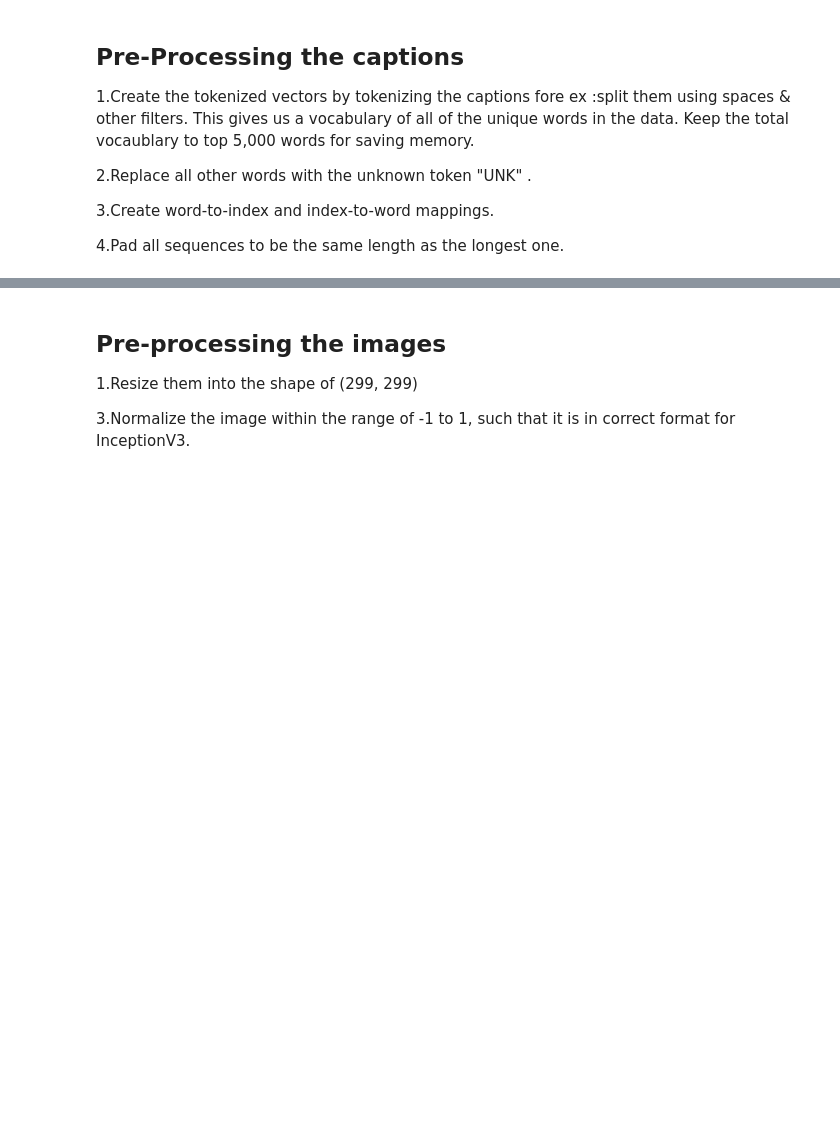
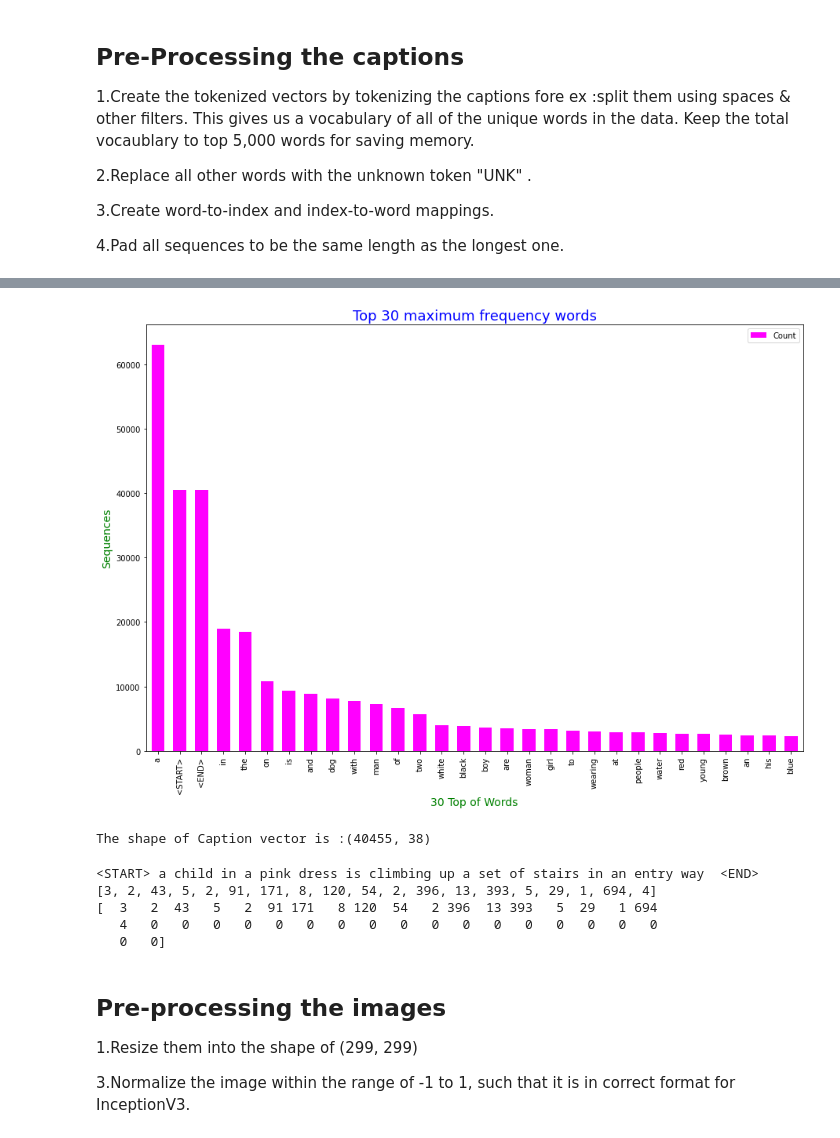
Before and after one commit to 20IP/assigment_eye_for_blind, a Jupyter notebook: Eye_for_blind_Starter_code.ipynb, the cells around one changed output, grey strips where cells are left out. Saved outputs shown, nothing was run; the diff lists cells and outputs as text; code cells hidden in the pictures; blank space fills up the shorter version.

```diff
--- a/Eye_for_blind_Starter_code.ipynb
+++ b/Eye_for_blind_Starter_code.ipynb
@@ -186,0 +207,7 @@ This gives us a vocabulary of all of the unique words in the data. Keep the tota
+# %%
+# create the tokenizer
+top_word_cnt = 5000
+tokenizer = Tokenizer(num_words = top_word_cnt+1, filters= '!"#$%^&*()_+.,:;-?/~`{}[]|\=@ ',
+                      lower = True, char_level = False,
+                      oov_token = 'UNK')
+tokenizer.index_docs
@@ -186,0 +220,8 @@ This gives us a vocabulary of all of the unique words in the data. Keep the tota
+# %%
+# Create word-to-index and index-to-word mappings.
+tokenizer.fit_on_texts(annotations)
+
+#transform each text into a sequence of integers
+text_to_cvt = ['a wide river with many small waterfalls',
+               'a sled dog pulling a blue toy excavator in the snow']
+print(tokenizer.texts_to_sequences(text_to_cvt))
@@ -187,4 +280,7 @@ This gives us a vocabulary of all of the unique words in the data. Keep the tota
 # %%
 # Create a word count of your tokenizer to visulize the Top 30 occuring words after text processing
+tokenizer_top_words = [word for line in annotations for word in line.split() ]
 
-#your code here
+#tokenizer_top_words_count
+tokenizer_top_words_count = Counter(tokenizer_top_words)
+tokenizer_top_words_count.most_common(30)
@@ -191,9 +305,28 @@ This gives us a vocabulary of all of the unique words in the data. Keep the tota
+# %%
+most_top_word(tokenizer_top_words_count, ntop=30)
+# %% [output]
+[figure, added]
 # %%
 # Pad each vector to the max_length of the captions ^ store it to a vairable
 
-cap_vector= #your code here
+train_seqs_len = [len(seq) for seq in train_seqs]
+longest_word_length = max(train_seqs_len)
+cap_vector= tf.keras.preprocessing.sequence.pad_sequences(train_seqs, padding= 'post', maxlen = longest_word_length,
+                                                          dtype='int32', value=0)
 
 print("The shape of Caption vector is :" + str(cap_vector.shape))
+# %% [output]
+The shape of Caption vector is :(40455, 38)
+# %%
+print(annotations[0])
+print(train_seqs[0])
+print(cap_vector[0])
+# %% [output]
+<START> a child in a pink dress is climbing up a set of stairs in an entry way  <END>
+[3, 2, 43, 5, 2, 91, 171, 8, 120, 54, 2, 396, 13, 393, 5, 29, 1, 694, 4]
+[  3   2  43   5   2  91 171   8 120  54   2 396  13 393   5  29   1 694
+   4   0   0   0   0   0   0   0   0   0   0   0   0   0   0   0   0   0
+   0   0]
 # %% [markdown]
 ## Pre-processing the images
 
```
Also changed, not shown: parts of 18 cells of this notebook, 1 other file.
